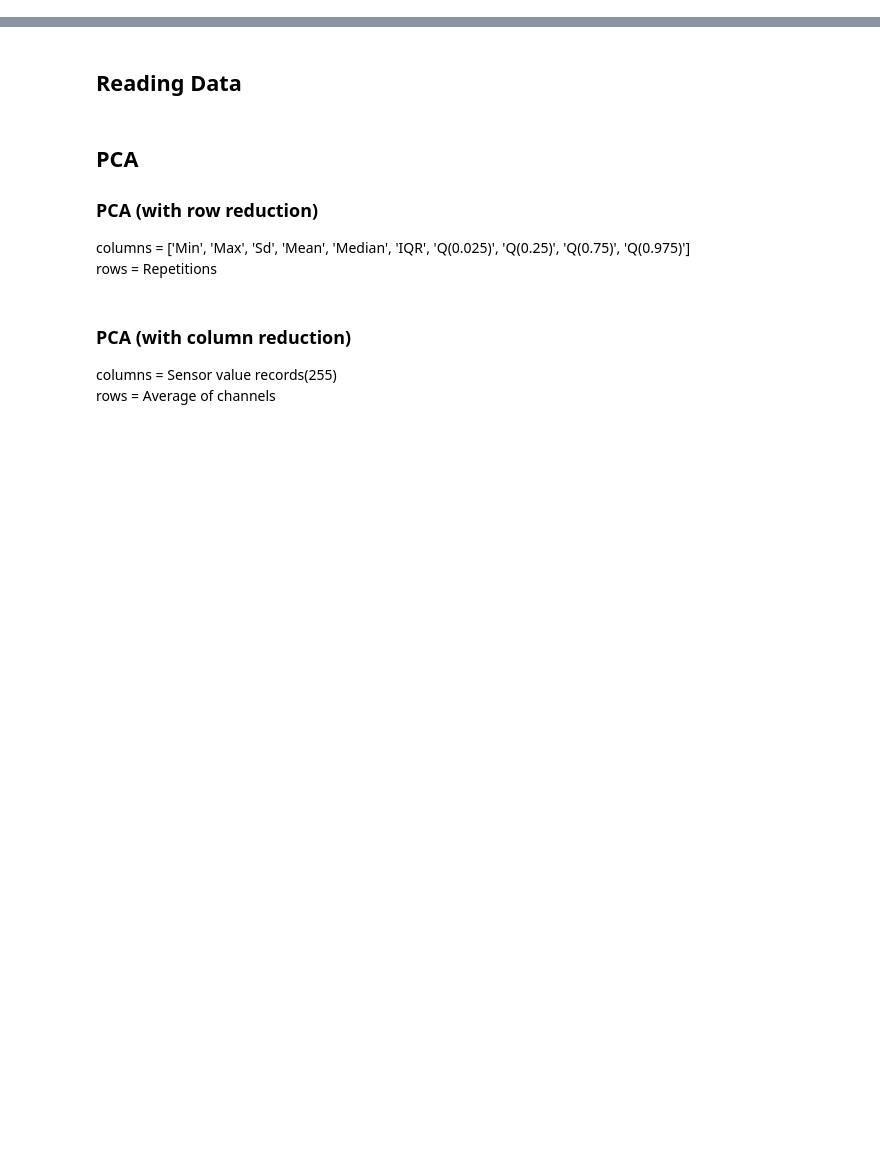
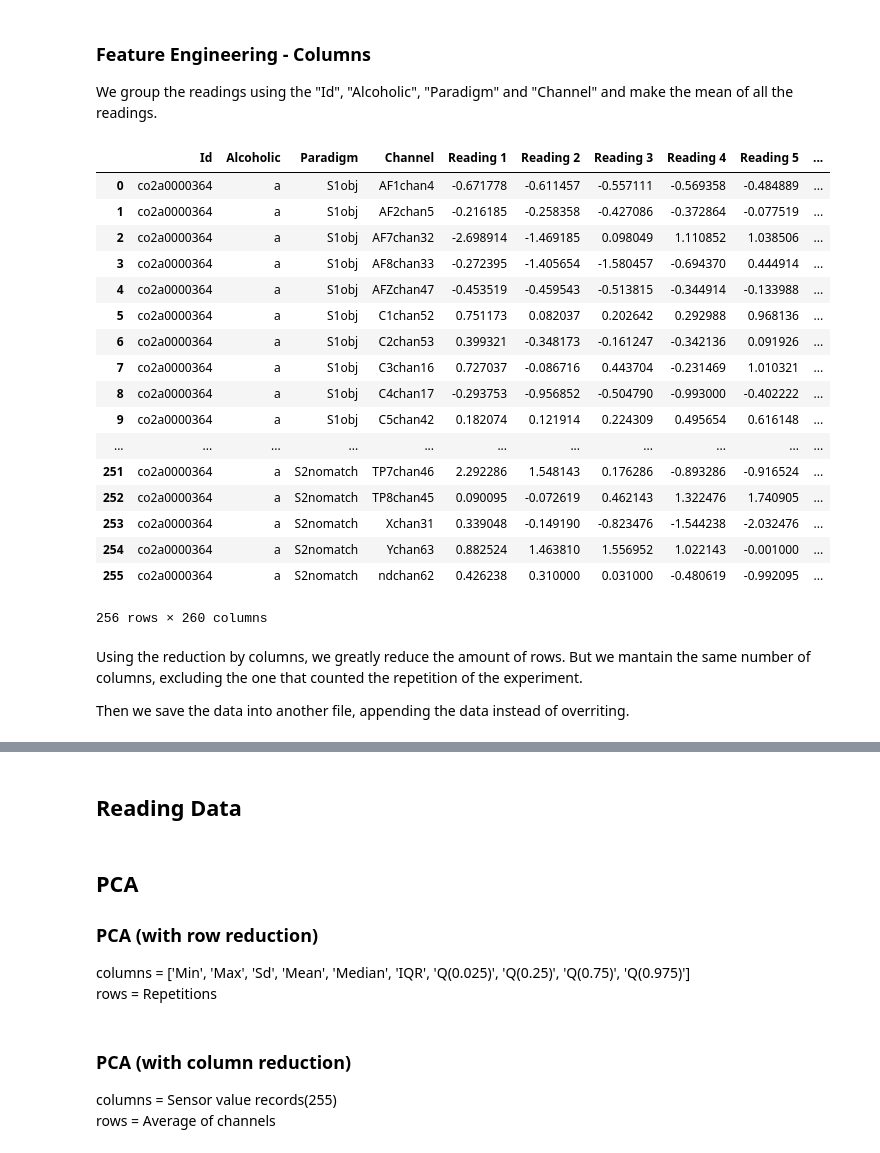
Before and after one commit to BigDataScience17-18/assignment-1-jordiadan_jordiromagosa, a Jupyter notebook: assignment2.ipynb, the cells around one changed output, grey strips where cells are left out. Saved outputs shown, nothing was run; the diff lists cells and outputs as text; code cells hidden in the pictures; blank space fills up the shorter version.

```diff
--- a/assignment2.ipynb
+++ b/assignment2.ipynb
@@ -6,0 +83,47 @@
+# %% [markdown]
+### Feature Engineering - Columns
+
+We group the readings using the "Id", "Alcoholic", "Paradigm" and "Channel" and make the mean of all the readings.
+# %%
+import pandas as pd
+
+
+def engineering_columns(filename):
+    column_names = ["Id", "Alcoholic", "Paradigm", "Replication", "Channel"]
+    for reading in range(256):
+        column_names.append("Reading " + str(reading+1))
+    data = pd.read_csv(filename, sep=" ", header=None, names=column_names)
+
+    reading_columns = []
+    for reading in range(256):
+        reading_columns.append("Reading " + str(reading + 1))
+    mean_table = data.groupby(["Id", "Alcoholic", "Paradigm", "Channel"])[reading_columns].mean()
+
+    return mean_table.reset_index()
+
+
+data_columns = engineering_columns("results/co2a0000364.txt")
+data_columns
+# %% [output]
+|  | Id | Alcoholic | Paradigm | Channel | Reading 1 | Reading 2 | Reading 3 | Reading 4 | Reading 5 | ... |
+| 0 | co2a0000364 | a | S1obj | AF1chan4 | -0.671778 | -0.611457 | -0.557111 | -0.569358 | -0.484889 | ... |
+| 1 | co2a0000364 | a | S1obj | AF2chan5 | -0.216185 | -0.258358 | -0.427086 | -0.372864 | -0.077519 | ... |
+| 2 | co2a0000364 | a | S1obj | AF7chan32 | -2.698914 | -1.469185 | 0.098049 | 1.110852 | 1.038506 | ... |
+| 3 | co2a0000364 | a | S1obj | AF8chan33 | -0.272395 | -1.405654 | -1.580457 | -0.694370 | 0.444914 | ... |
+| 4 | co2a0000364 | a | S1obj | AFZchan47 | -0.453519 | -0.459543 | -0.513815 | -0.344914 | -0.133988 | ... |
+| 5 | co2a0000364 | a | S1obj | C1chan52 | 0.751173 | 0.082037 | 0.202642 | 0.292988 | 0.968136 | ... |
+| 6 | co2a0000364 | a | S1obj | C2chan53 | 0.399321 | -0.348173 | -0.161247 | -0.342136 | 0.091926 | ... |
+| 7 | co2a0000364 | a | S1obj | C3chan16 | 0.727037 | -0.086716 | 0.443704 | -0.231469 | 1.010321 | ... |
+| 8 | co2a0000364 | a | S1obj | C4chan17 | -0.293753 | -0.956852 | -0.504790 | -0.993000 | -0.402222 | ... |
+| 9 | co2a0000364 | a | S1obj | C5chan42 | 0.182074 | 0.121914 | 0.224309 | 0.495654 | 0.616148 | ... |
+| ... | ... | ... | ... | ... | ... | ... | ... | ... | ... | ... |
+| 251 | co2a0000364 | a | S2nomatch | TP7chan46 | 2.292286 | 1.548143 | 0.176286 | -0.893286 | -0.916524 | ... |
+| 252 | co2a0000364 | a | S2nomatch | TP8chan45 | 0.090095 | -0.072619 | 0.462143 | 1.322476 | 1.740905 | ... |
+| 253 | co2a0000364 | a | S2nomatch | Xchan31 | 0.339048 | -0.149190 | -0.823476 | -1.544238 | -2.032476 | ... |
+| 254 | co2a0000364 | a | S2nomatch | Ychan63 | 0.882524 | 1.463810 | 1.556952 | 1.022143 | -0.001000 | ... |
+| 255 | co2a0000364 | a | S2nomatch | ndchan62 | 0.426238 | 0.310000 | 0.031000 | -0.480619 | -0.992095 | ... |
+256 rows × 260 columns
+# %% [markdown]
+Using the reduction by columns, we greatly reduce the amount of rows. But we mantain the same number of columns, excluding the one that counted the repetition of the experiment.
+
+Then we save the data into another file, appending the data instead of overriting.
```
Also changed, not shown: parts of 13 cells of this notebook, 2 other files.
